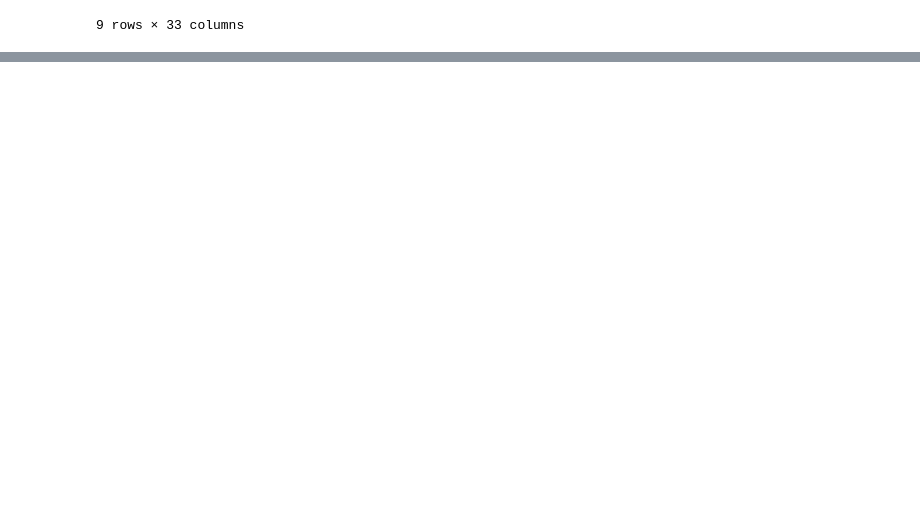
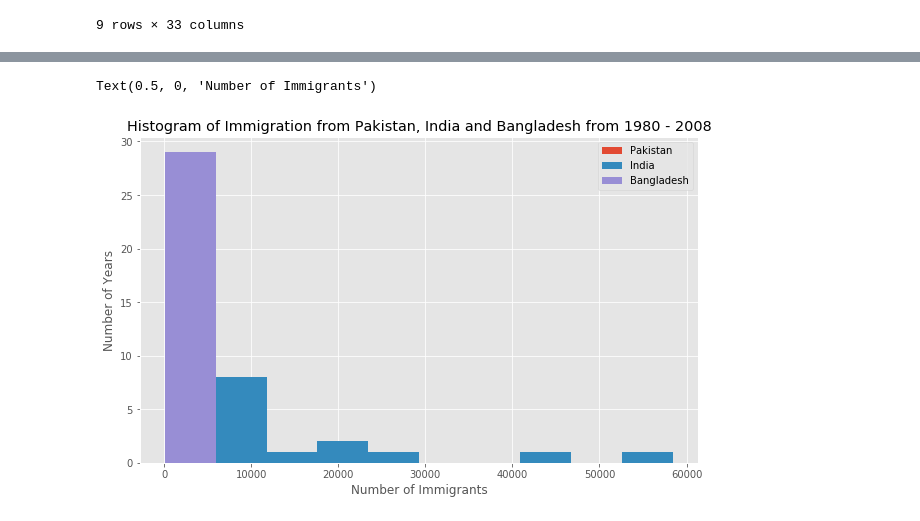
Before and after one commit to AmmaraRazzaq/dataVisualization_with_Python, a Jupyter notebook: Australia_Immigration.ipynb, the cells around one changed output, grey strips where cells are left out. Drawn from its saved outputs; the diff is of its cells as text; code cells hidden in the pictures; blank space fills up the shorter version.

Commit message:
plot line plots, area plots and histograms

```diff
--- a/Australia_Immigration.ipynb
+++ b/Australia_Immigration.ipynb
@@ -254,0 +258,2 @@ df[(df['Continent'] == 'Asia') & (df['Region'] == 'Southern Asia')]
+# %%
+mpl.style.use(['ggplot'])
@@ -254,0 +292,6 @@ df[(df['Continent'] == 'Asia') & (df['Region'] == 'Southern Asia')]
+# %%
+#Compare the trend of top 5 countries that contributed the most to immigration to Australia
+df.sort_values(by='Total', ascending=False, axis=0, inplace=True)
+df_top5 = df.head()
+df_top5 = df_top5[years].transpose()
+df_top5.head()
@@ -254,0 +364,3 @@ df[(df['Continent'] == 'Asia') & (df['Region'] == 'Southern Asia')]
+# %%
+df_t = df.loc[['Pakistan','India','Bangladesh'],years].transpose()
+df_t.head()
@@ -254,0 +374,9 @@ df[(df['Continent'] == 'Asia') & (df['Region'] == 'Southern Asia')]
+# %%
+df_t.plot(kind='hist',figsize=(10,6))
+
+plt.title('Histogram of Immigration from Pakistan, India and Bangladesh from 1980 - 2008')
+plt.ylabel('Number of Years')
+plt.xlabel('Number of Immigrants')
+# %% [output]
+Text(0.5, 0, 'Number of Immigrants')
+[figure, added]
```
Also changed, not shown: parts of 18 cells of this notebook.
